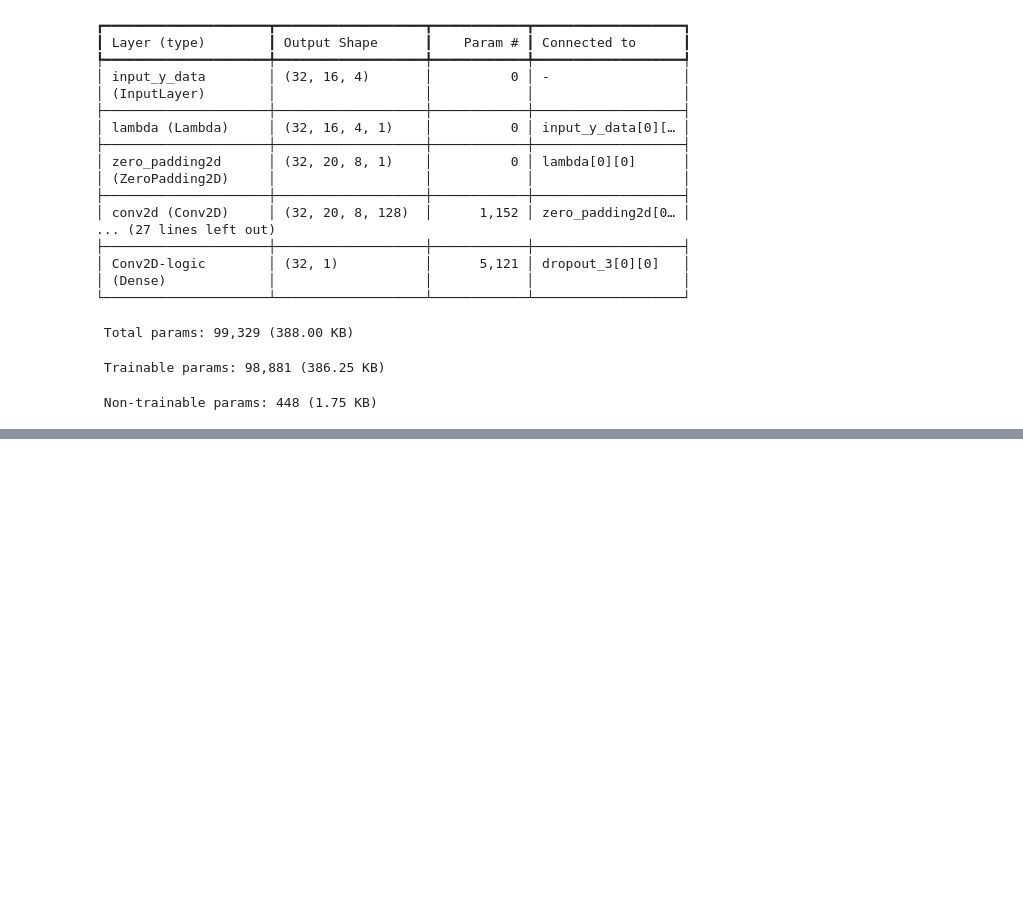
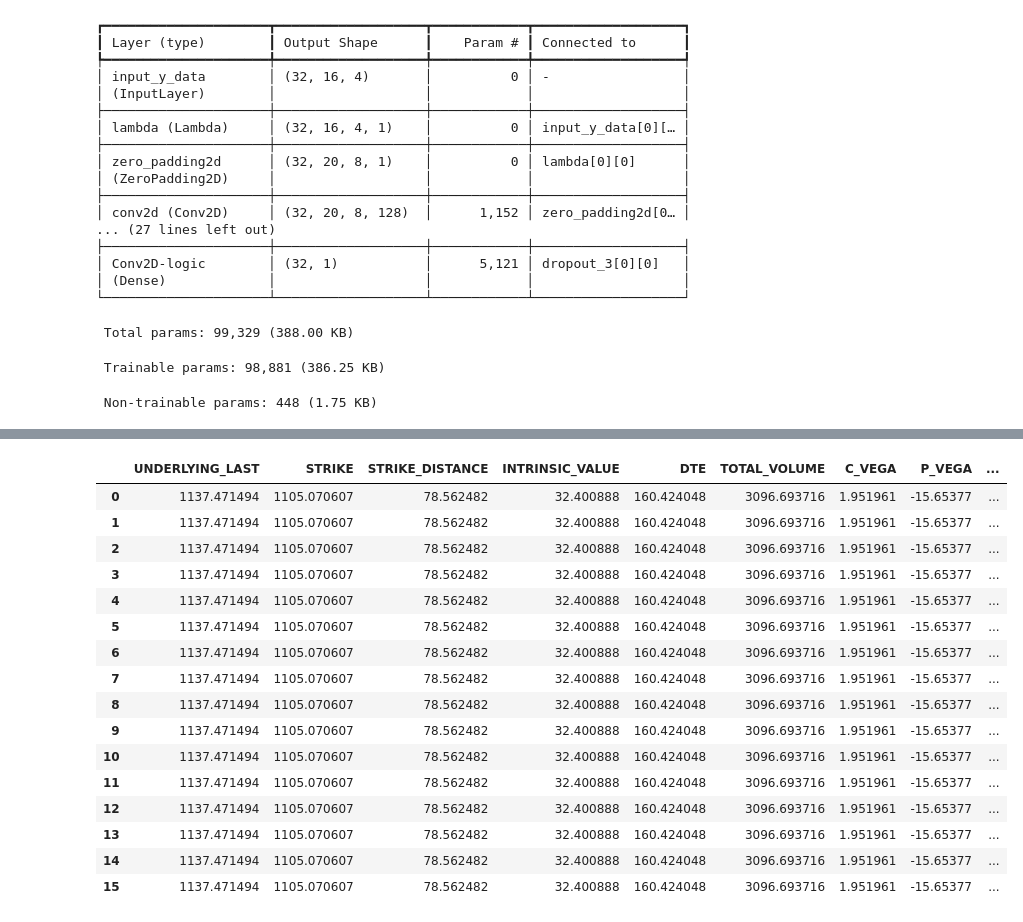
Before and after one commit to Markram-WS/OptionsPriceModel, a Jupyter notebook: wgan-gp.model.ipynb, the cells around one changed output, grey strips where cells are left out. Saved outputs shown, nothing was run; the diff lists cells and outputs as text; code cells hidden in the pictures; blank space fills up the shorter version.

```diff
--- a/wgan-gp.model.ipynb
+++ b/wgan-gp.model.ipynb
@@ -328,3 +302,30 @@ d
+# %%
+#show zero data
+d = Scaler.inverse_transform(
+        np.zeros((16, 14))
+    )
+d=pd.DataFrame(
+    d
+,columns=SCALER_COL)
+d[:]
+# %% [output]
+|  | UNDERLYING_LAST | STRIKE | STRIKE_DISTANCE | INTRINSIC_VALUE | DTE | TOTAL_VOLUME | C_VEGA | P_VEGA | ... |
+| 0 | 1137.471494 | 1105.070607 | 78.562482 | 32.400888 | 160.424048 | 3096.693716 | 1.951961 | -15.65377 | ... |
+| 1 | 1137.471494 | 1105.070607 | 78.562482 | 32.400888 | 160.424048 | 3096.693716 | 1.951961 | -15.65377 | ... |
+| 2 | 1137.471494 | 1105.070607 | 78.562482 | 32.400888 | 160.424048 | 3096.693716 | 1.951961 | -15.65377 | ... |
+| 3 | 1137.471494 | 1105.070607 | 78.562482 | 32.400888 | 160.424048 | 3096.693716 | 1.951961 | -15.65377 | ... |
+| 4 | 1137.471494 | 1105.070607 | 78.562482 | 32.400888 | 160.424048 | 3096.693716 | 1.951961 | -15.65377 | ... |
+| 5 | 1137.471494 | 1105.070607 | 78.562482 | 32.400888 | 160.424048 | 3096.693716 | 1.951961 | -15.65377 | ... |
+| 6 | 1137.471494 | 1105.070607 | 78.562482 | 32.400888 | 160.424048 | 3096.693716 | 1.951961 | -15.65377 | ... |
+| 7 | 1137.471494 | 1105.070607 | 78.562482 | 32.400888 | 160.424048 | 3096.693716 | 1.951961 | -15.65377 | ... |
+| 8 | 1137.471494 | 1105.070607 | 78.562482 | 32.400888 | 160.424048 | 3096.693716 | 1.951961 | -15.65377 | ... |
+| 9 | 1137.471494 | 1105.070607 | 78.562482 | 32.400888 | 160.424048 | 3096.693716 | 1.951961 | -15.65377 | ... |
+| 10 | 1137.471494 | 1105.070607 | 78.562482 | 32.400888 | 160.424048 | 3096.693716 | 1.951961 | -15.65377 | ... |
+| 11 | 1137.471494 | 1105.070607 | 78.562482 | 32.400888 | 160.424048 | 3096.693716 | 1.951961 | -15.65377 | ... |
+| 12 | 1137.471494 | 1105.070607 | 78.562482 | 32.400888 | 160.424048 | 3096.693716 | 1.951961 | -15.65377 | ... |
+| 13 | 1137.471494 | 1105.070607 | 78.562482 | 32.400888 | 160.424048 | 3096.693716 | 1.951961 | -15.65377 | ... |
+| 14 | 1137.471494 | 1105.070607 | 78.562482 | 32.400888 | 160.424048 | 3096.693716 | 1.951961 | -15.65377 | ... |
+| 15 | 1137.471494 | 1105.070607 | 78.562482 | 32.400888 | 160.424048 | 3096.693716 | 1.951961 | -15.65377 | ... |
 # %%
 ======================== predict =========================
 # %%
```
Also changed, not shown: parts of 25 cells of this notebook, 4 other files.
